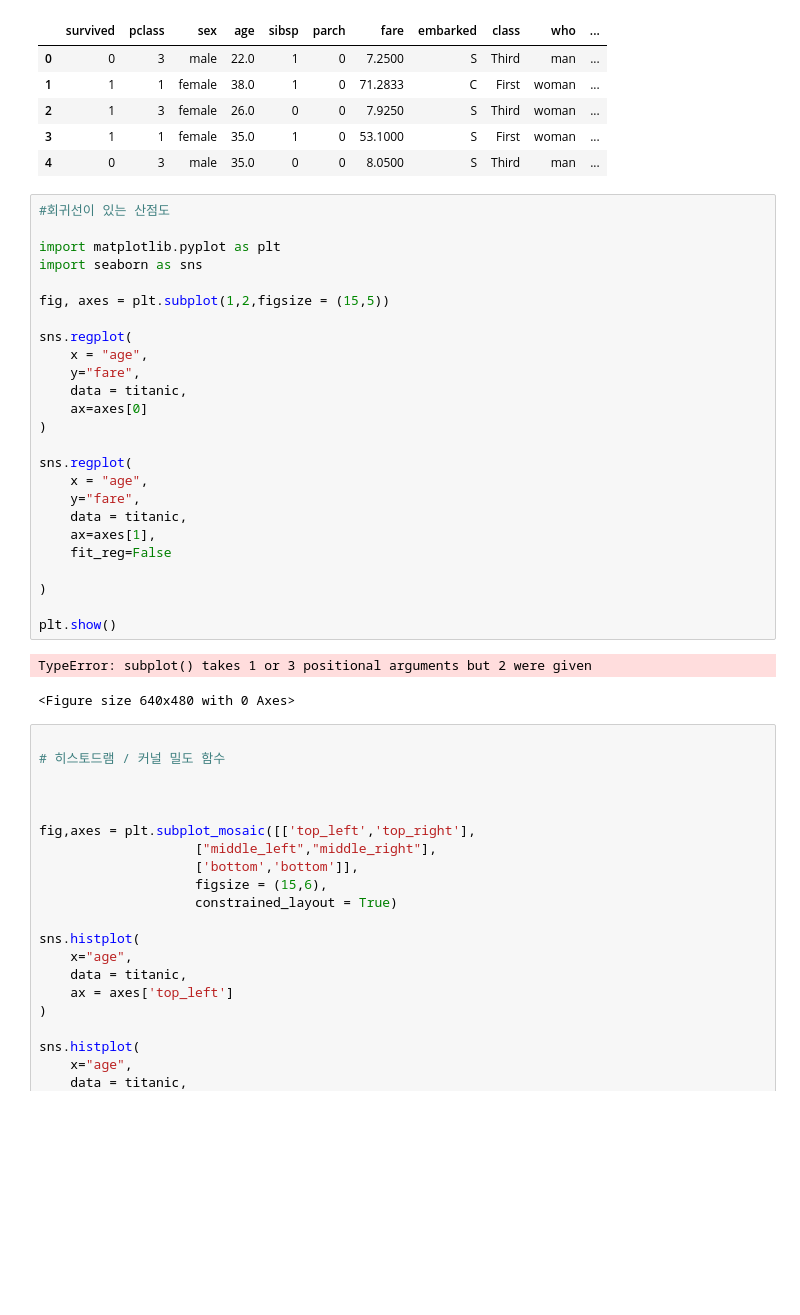
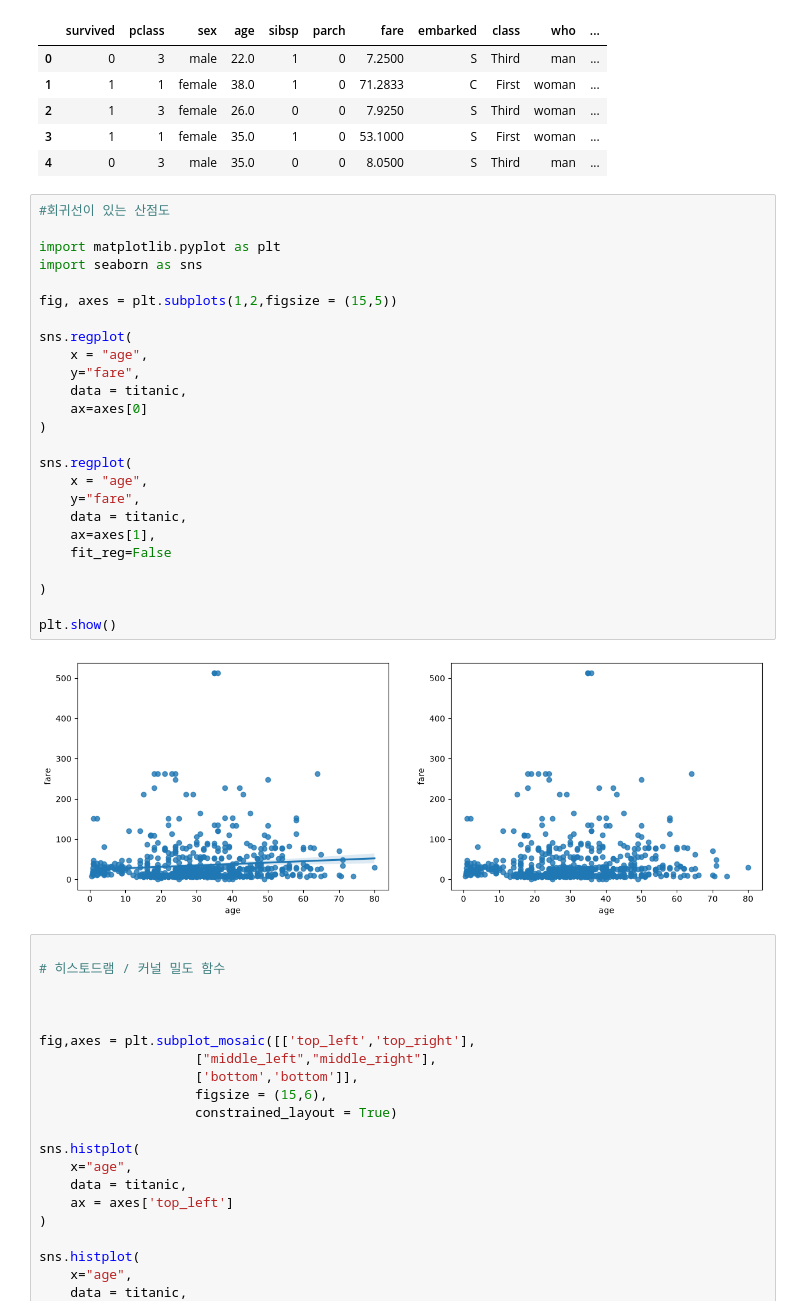
Before and after one commit to Kyoeun33/18_data_analysis, a Jupyter notebook: 02_seaborn.ipynb, the cells around one changed output. Cells and saved outputs as stored; diff of their text form; blank space fills up the shorter version.

```diff
--- a/02_seaborn.ipynb
+++ b/02_seaborn.ipynb
@@ -14,31 +14,30 @@ titanic.head()
 # %%
 #회귀선이 있는 산점도
 
 import matplotlib.pyplot as plt
 import seaborn as sns
 
-fig, axes = plt.subplot(1,2,figsize = (15,5))
+fig, axes = plt.subplots(1,2,figsize = (15,5))
 
 sns.regplot(
     x = "age",
     y="fare",
     data = titanic,
     ax=axes[0]
 )
 
 sns.regplot(
     x = "age",
     y="fare",
     data = titanic,
     ax=axes[1],
     fit_reg=False
 
 )
 
 plt.show()
 # %% [output]
-TypeError: subplot() takes 1 or 3 positional arguments but 2 were given
-<Figure size 640x480 with 0 Axes>
+[figure, added]
 # %%
 
 # 히스토드램 / 커널 밀도 함수
```
